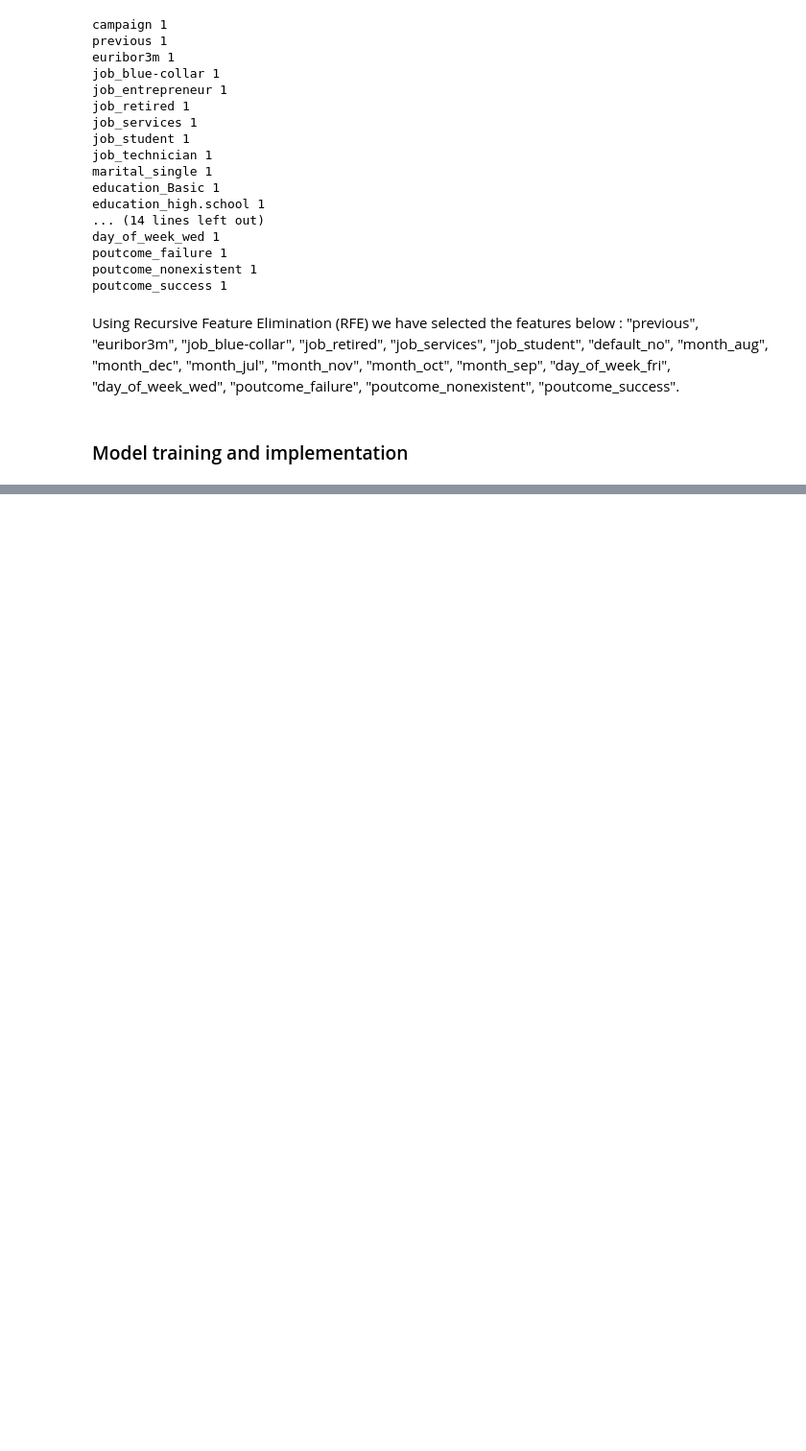
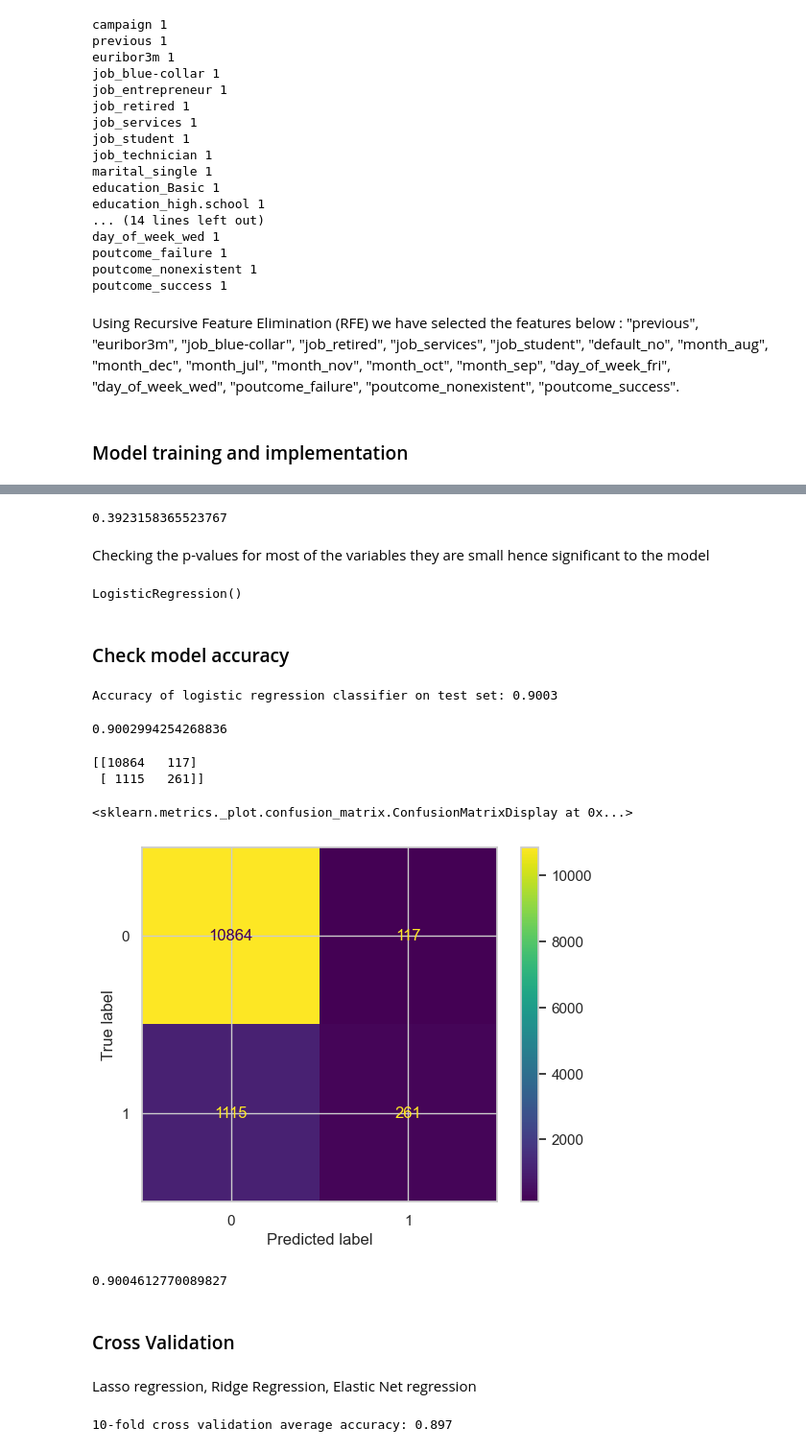
Before and after one commit to Eric-MK/Logistic_regression-, a Jupyter notebook: notebook.ipynb, the cells around one changed output, grey strips where cells are left out. Shown at 96% size. Drawn from its saved outputs; the diff is of its cells as text; code cells hidden in the pictures; blank space fills up the shorter version.

Commit message:
model training

```diff
--- a/notebook.ipynb
+++ b/notebook.ipynb
@@ -397,0 +424,3 @@ y=data_final['y']
+# %%
+# Convert boolean columns to integers (0 or 1)
+X = X.astype(np.int64)
@@ -397,0 +459,55 @@ y=data_final['y']
+# %%
+1 - np.exp(-0.4981 )
+# %% [output]
+0.3923158365523767
+# %% [markdown]
+Checking the p-values for most of the variables they are small hence significant to the model
+# %%
+X_train, X_test, y_train, y_test = train_test_split(X, y, test_size=0.3, random_state=0)
+from sklearn.linear_model import LogisticRegression
+from sklearn import metrics
+logreg = LogisticRegression()
+logreg.fit(X_train, y_train)
+# %% [output]
+LogisticRegression()
+# %% [markdown]
+### Check model accuracy
+# %%
+y_pred = logreg.predict(X_test)
+# %%
+print('Accuracy of logistic regression classifier on test set: {:.4f}'.format(logreg.score(X_test, y_test)))
+# %% [output]
+Accuracy of logistic regression classifier on test set: 0.9003
+# %%
+logreg.score(X_test, y_test)
+# %% [output]
+0.9002994254268836
+# %%
+from sklearn.metrics import confusion_matrix, ConfusionMatrixDisplay
+confusion_matrix = confusion_matrix(y_test, y_pred)
+print(confusion_matrix)
+disp = ConfusionMatrixDisplay(confusion_matrix=confusion_matrix,display_labels=logreg.classes_)
+disp.plot()
+# %% [output]
+[[10864   117]
+ [ 1115   261]]
+<sklearn.metrics._plot.confusion_matrix.ConfusionMatrixDisplay at 0x...>
+[figure, added]
+# %%
+(10872+255)/(10872+255+ 1121+109)
+# %% [output]
+0.9004612770089827
+# %% [markdown]
+### Cross Validation
+# %% [markdown]
+Lasso regression, Ridge Regression, Elastic Net regression
+# %%
+from sklearn import model_selection
+from sklearn.model_selection import cross_val_score
+kfold = model_selection.KFold(n_splits=10)
+modelCV = LogisticRegression()
+scoring = 'accuracy'
+results = model_selection.cross_val_score(modelCV, X_train, y_train, cv=kfold, scoring=scoring)
+print("10-fold cross validation average accuracy: %.3f" % (results.mean()))
+# %% [output]
+10-fold cross validation average accuracy: 0.897
```
Also changed, not shown: parts of 8 cells of this notebook.
